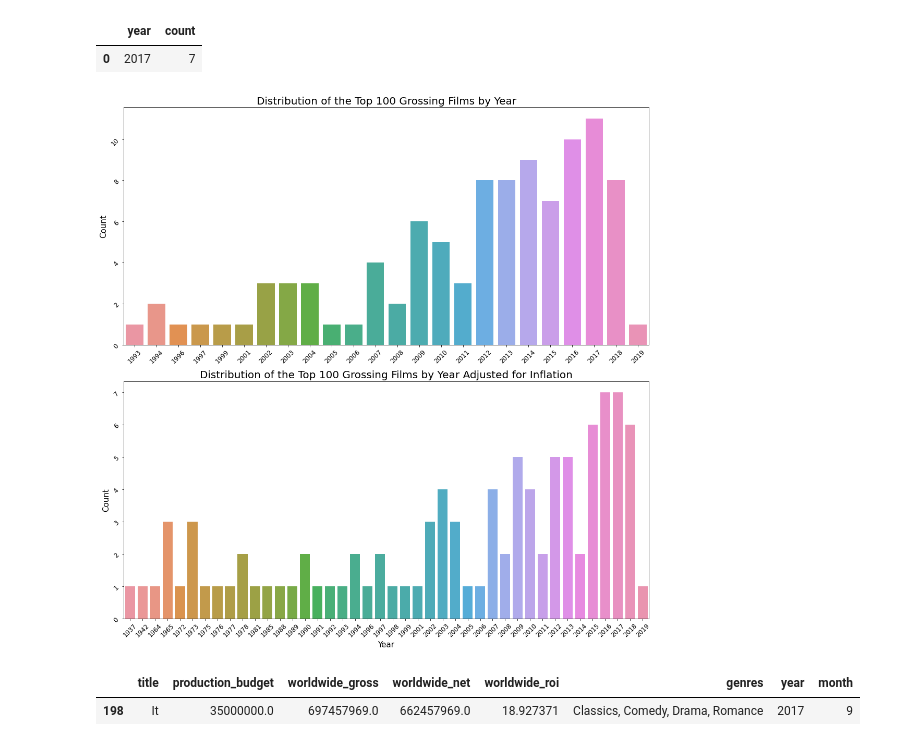
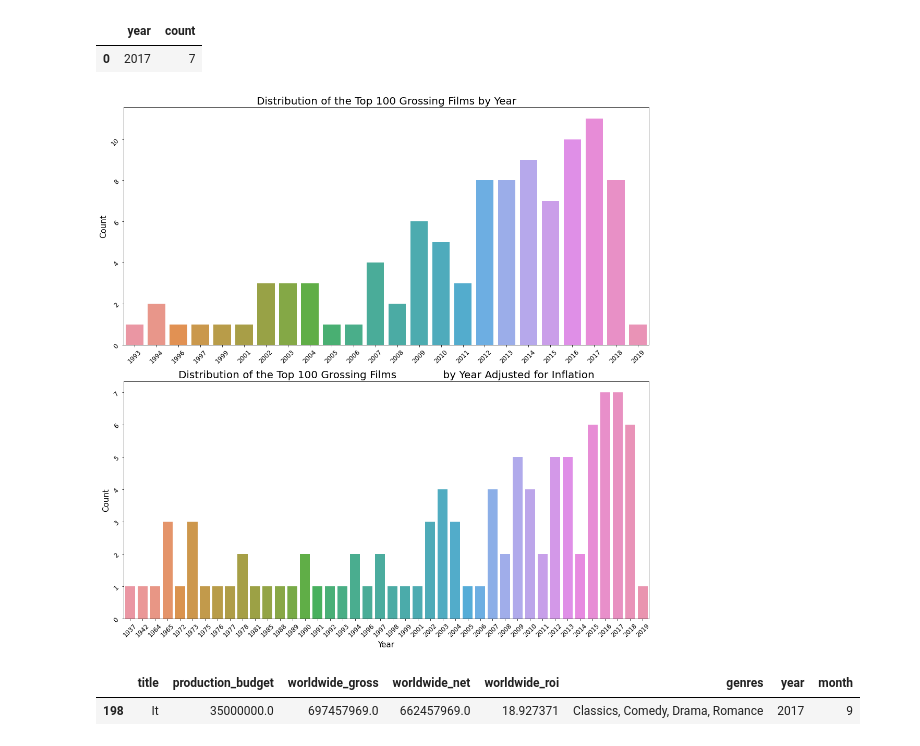
Before and after one commit to jeffreyhwatson/MS_Box_Office_Insights, a Jupyter notebook: main_workspace.ipynb, the cells around one changed output. Saved outputs shown, nothing was run; the diff lists cells and outputs as text; code cells hidden in the pictures.

```diff
--- a/main_workspace.ipynb
+++ b/main_workspace.ipynb
@@ -228,7 +218,8 @@ Index(['idx', 'rotten_tomatoes_link', 'title', 'movie_info',
 ## Top 100 Films by Worldwide Gross
 # %%
 # creating dataframes sorted by gross
-title_gross = dfr[['title', 'production_budget', 'worldwide_gross', 'worldwide_net', 'worldwide_roi', 'genres', 'year', 'month']]
+title_gross = dfr[['title', 'production_budget', 'worldwide_gross',\
+                   'worldwide_net', 'worldwide_roi', 'genres', 'year', 'month']]
 unique_gross_titles = title_gross.drop_duplicates(subset = ['title'])
 top100_gross_films = unique_gross_titles.sort_values(by='worldwide_gross', ascending=False).head(100)
 top20_gross_films = unique_gross_titles.sort_values(by='worldwide_gross', ascending=False).head(20)
@@ -294,7 +285,8 @@ plt.show()
 |Max Budget        |        425,000,000|
 # %%
 # creating dataframes sorted by adjusted gross
-title_adj_gross = dfr[['title', 'adj_prod_budg', 'adj_ww_gross', 'adj_ww_net', 'adj_ww_roi', 'genres', 'year', 'month']]
+title_adj_gross = dfr[['title', 'adj_prod_budg', 'adj_ww_gross',\
+                       'adj_ww_net', 'adj_ww_roi', 'genres', 'year', 'month']]
 unique_adj_titles = title_adj_gross.drop_duplicates(subset = ['title'])
 top100_adj_gross_films = unique_adj_titles.sort_values(by='adj_ww_gross', ascending=False).head(100)
 top20_adj_gross_films = unique_adj_titles.sort_values(by='adj_ww_gross', ascending=False).head(20)
@@ -391,26 +382,27 @@ t100_adj_count_by_year.head(1)
 # %%
 fig, (ax1, ax2 ) = plt.subplots(2, 1, figsize=(15,15))
 sns.barplot(x='year', y= 'count', data=t100_count_by_year, ax = ax1)
 sns.barplot(x='year', y= 'count', data=t100_adj_count_by_year, ax = ax2)
 # adjusting xticks
 for ax in fig.axes:
     ax.tick_params(labelrotation=45)
 ax1.tick_params(labelsize=12)
 ax2.tick_params(labelsize=12)
 # label for x-axis
 ax1.set_xlabel( "", size = 15 )
 ax2.set_xlabel( "Year", size = 15 )
 # label for y-axis
 ax1.set_ylabel( "Count", size = 15 )
 ax2.set_ylabel( "Count", size = 15 )
 # title for plot
 ax1.set_title( "Distribution of the Top 100 Grossing Films by Year" , size = 20 )
-ax2.set_title( "Distribution of the Top 100 Grossing Films by Year Adjusted for Inflation" , size = 20 )
+ax2.set_title( "Distribution of the Top 100 Grossing Films\
+              by Year Adjusted for Inflation" , size = 20 )
 plt.tight_layout()
 # render
 plt.show()
 # %% [output]
-[figure, old version]
+[figure, new version]
 # %%
 t100_gross_by_roi = top100_gross_films.sort_values(by='worldwide_roi', ascending=False)
 t100_gross_by_roi.head(1)
```
Also changed, not shown: parts of 28 cells of this notebook.
